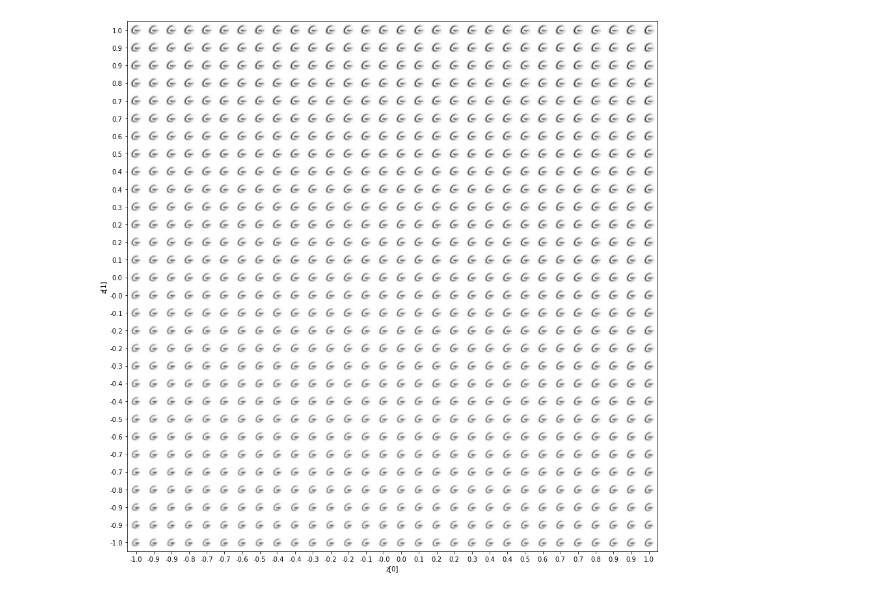
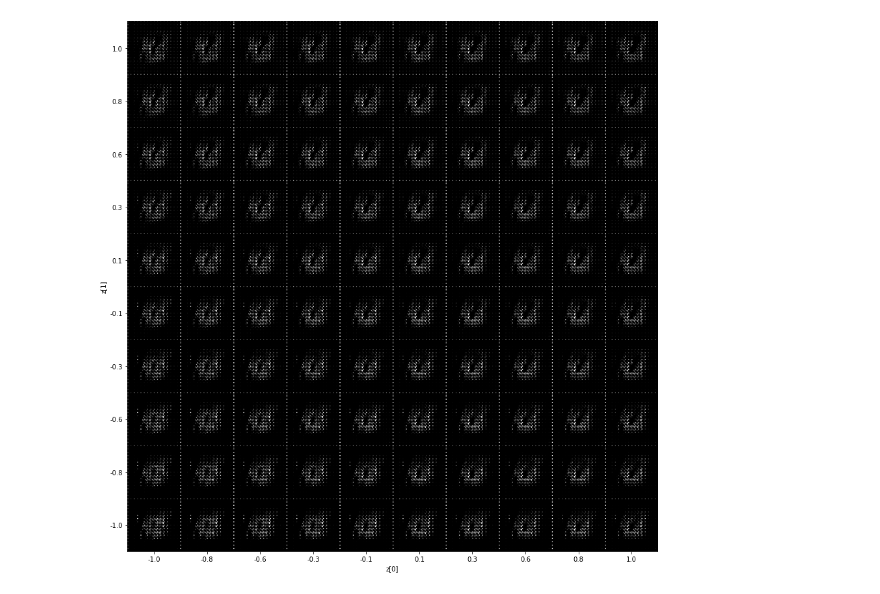
Before and after one commit to kierannp/vaeHandwritten, a Jupyter notebook: vae.ipynb, the cells around one changed output. Drawn from its saved outputs; the diff is of its cells as text; code cells hidden in the pictures.

```diff
--- a/vae.ipynb
+++ b/vae.ipynb
@@ -9,17 +9,17 @@ import glob
 from custom_gen import DataGenerator
 from vae import VAE, Sampling
 # %%
-params = {'dim': (128,128,1),
-          'batch_size': 32,
+params = {'dim': (64,64,1),
+          'batch_size': 128,
           'n_classes': 1,
           'n_channels': 1,
           'shuffle': True}
-upperG = glob.glob('by_class/47/*.png')
-input_data = DataGenerator(upperG,[0]*len(upperG),**params)
+digits = glob.glob('by_class/3*/*.png')
+input_data = DataGenerator(digits,[0]*len(digits),**params)
 # %%
 latent_dim = 2
 
-encoder_inputs = keras.Input(shape=(128, 128, 1))
+encoder_inputs = keras.Input(shape=(64, 64, 1))
 x = layers.Conv2D(32, 3, activation="relu", strides=2, padding="same")(encoder_inputs)
 x = layers.Conv2D(64, 3, activation="relu", strides=2, padding="same")(x)
 x = layers.Flatten()(x)
@@ -49,9 +49,9 @@ Non-trainable params: 0
 __________________________________________________________________________________________________
 # %%
 latent_inputs = keras.Input(shape=(latent_dim,))
-x = layers.Dense(32 * 32 * 64, activation="relu")(latent_inputs)
-x = layers.Reshape((32, 32, 64))(x)
-x = layers.Conv2DTranspose(64, 3, activation="relu", strides=2, padding="same")(x)
+x = layers.Dense(16 * 16 * 64, activation="relu")(latent_inputs)
+x = layers.Reshape((16, 16, 64))(x)
+x = layers.Conv2DTranspose(32, 3, activation="relu", strides=2, padding="same")(x)
 x = layers.Conv2DTranspose(32, 3, activation="relu", strides=2, padding="same")(x)
 decoder_outputs = layers.Conv2DTranspose(1, 3, activation="sigmoid", padding="same")(x)
 decoder = keras.Model(latent_inputs, decoder_outputs, name="decoder")
@@ -79,6 +79,6 @@ Non-trainable params: 0
 _________________________________________________________________
 # %%
 vae = VAE(encoder, decoder)
-vae.compile(optimizer=keras.optimizers.Adam(), run_eagerly=True)
-vae.fit(input_data, epochs=10)
+vae.compile(optimizer=keras.optimizers.Adam(),run_eagerly=True)
+vae.fit(input_data, epochs=1)
 # %% [output]
@@ -121,38 +87,39 @@ test_img = np.array(PIL.Image.open('by_class/47/hsf_7_00224.png').convert('L')).
 # %%
-def plot_latent_space(vae, n=30, figsize=15):
+def plot_latent_space(vae, n=10, figsize=15):
     # display a n*n 2D manifold of digits
-    digit_size = 128
+    digit_size = 64
     scale = 1.0
     figure = np.zeros((digit_size * n, digit_size * n))
     # linearly spaced coordinates corresponding to the 2D plot
     # of digit classes in the latent space
     grid_x = np.linspace(-scale, scale, n)
     grid_y = np.linspace(-scale, scale, n)[::-1]
 
     for i, yi in enumerate(grid_y):
         for j, xi in enumerate(grid_x):
             z_sample = np.array([[xi, yi]])
             x_decoded = vae.decoder.predict(z_sample)
             digit = x_decoded[0].reshape(digit_size, digit_size)
             figure[
                 i * digit_size : (i + 1) * digit_size,
                 j * digit_size : (j + 1) * digit_size,
             ] = digit
 
     plt.figure(figsize=(figsize, figsize))
     start_range = digit_size // 2
     end_range = n * digit_size + start_range
     pixel_range = np.arange(start_range, end_range, digit_size)
     sample_range_x = np.round(grid_x, 1)
     sample_range_y = np.round(grid_y, 1)
     plt.xticks(pixel_range, sample_range_x)
     plt.yticks(pixel_range, sample_range_y)
     plt.xlabel("z[0]")
     plt.ylabel("z[1]")
     plt.imshow(figure, cmap="Greys_r")
+    plt.savefig('manifold.png')
     plt.show()
 
 
 plot_latent_space(vae)
 # %% [output]
-[figure, old version]
+[figure, new version]
```
Also changed, not shown: parts of 6 cells of this notebook, 3 other files.
